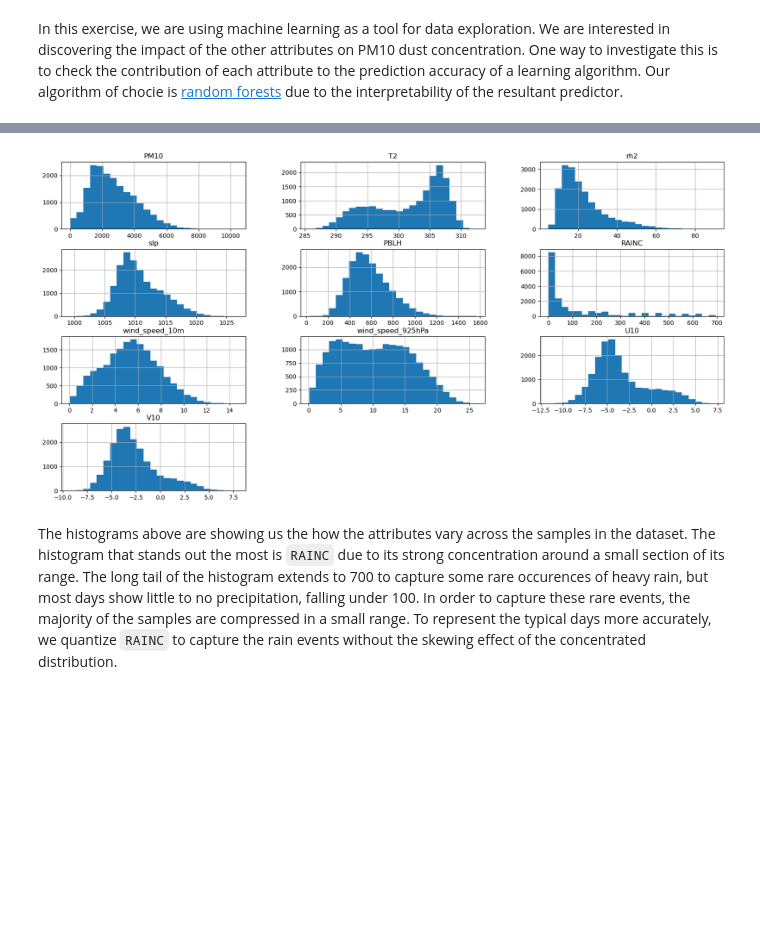
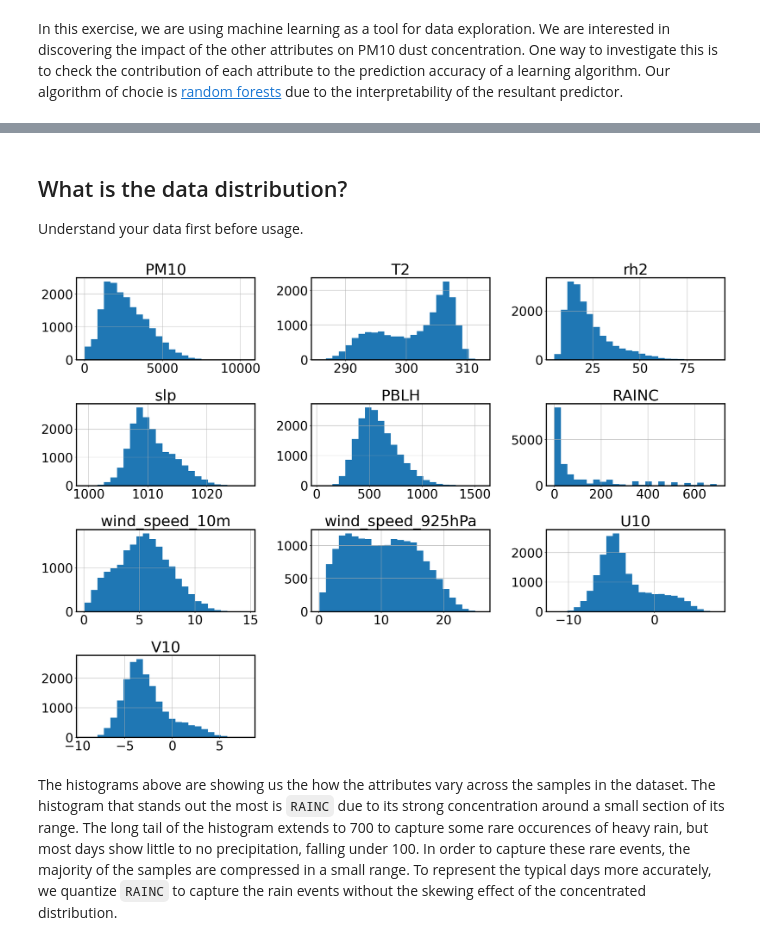
Before and after one commit to projectpythia-mystmd/dust-cookbook, a Jupyter notebook: data_exploration.ipynb, the cells around one changed output, grey strips where cells are left out. Saved outputs shown, nothing was run; the diff lists cells and outputs as text; code cells hidden in the pictures; blank space fills up the shorter version.

```diff
--- a/data_exploration.ipynb
+++ b/data_exploration.ipynb
@@ -13,0 +24,12 @@ from sklearn.ensemble import RandomForestRegressor
+# %%
+# customize figure
+import matplotlib as mpl
+mpl.rcParams['font.size'] = 28
+mpl.rcParams['legend.fontsize'] = 'large'
+mpl.rcParams['figure.titlesize'] = 'large'
+mpl.rcParams['lines.linewidth'] = 2.5
+mpl.rcParams['axes.linewidth'] = 2.5
+mpl.rcParams["axes.unicode_minus"] = True
+mpl.rcParams['figure.dpi'] = 150
+mpl.rcParams['savefig.bbox']='tight'
+mpl.rcParams['hatch.linewidth'] = 2.5
@@ -14,11 +63,12 @@ from sklearn.ensemble import RandomForestRegressor
+# %% [markdown]
+## What is the data distribution?
+Understand your data first before usage.
 # %%
-# Loading and visualizing the data
-dust_df = pd.read_csv('./saharan_dust_met_vars.csv', index_col='time')
-
-plt.rcParams['figure.figsize'] = [20, 10]
+plt.rcParams['figure.figsize'] = [22, 16]
 dust_df.hist(bins=25);
+plt.tight_layout()
 # %% [output]
-[figure, old version]
+[figure, new version]
 # %% [markdown]
 The histograms above are showing us the how the attributes vary across the samples in the dataset. The histogram that stands out the most is `RAINC` due to its strong concentration around a small section of its range. The long tail of the histogram extends to 700 to capture some rare occurences of heavy rain, but most days show little to no precipitation, falling under 100. In order to capture these rare events, the majority of the samples are compressed in a small range. To represent the typical days more accurately, we quantize `RAINC` to capture the rain events without the skewing effect of the concentrated distribution.
 # %% [markdown]
```
Also changed, not shown: parts of 10 cells of this notebook, 3 other files.
